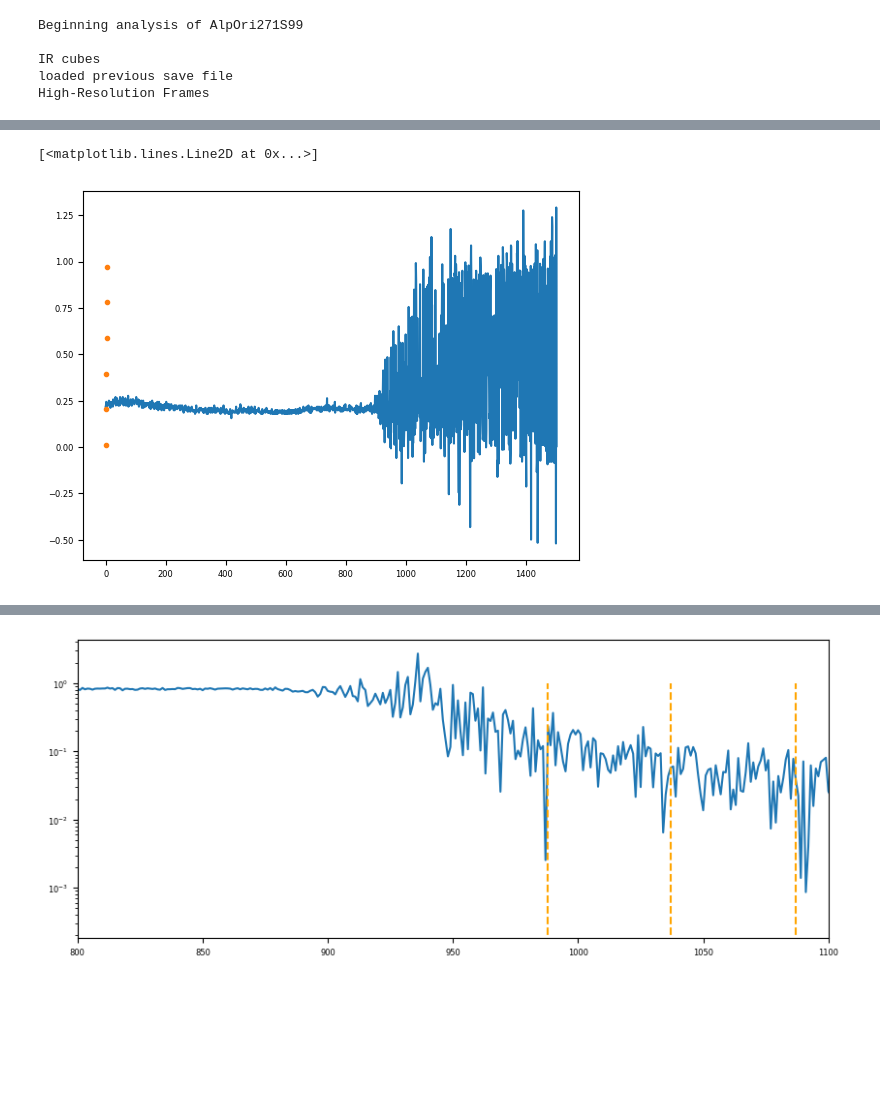
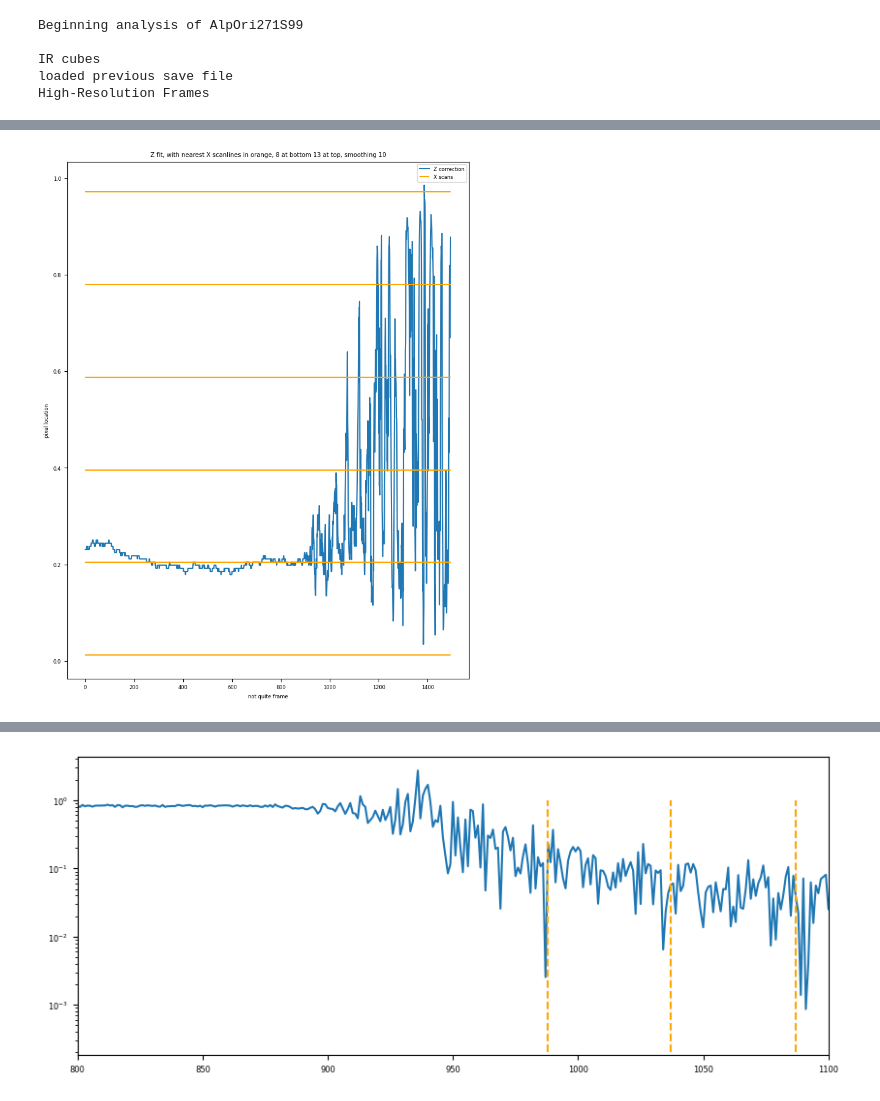
Before and after one commit to AnIndefiniteArticle/slapvisos, a Jupyter notebook: Untitled.ipynb, the cells around one changed output, grey strips where cells are left out. Drawn from its saved outputs; the diff is of its cells as text; code cells hidden in the pictures; blank space fills up the shorter version.

```diff
--- a/Untitled.ipynb
+++ b/Untitled.ipynb
@@ -185,6 +164,11 @@ plt.plot(Xscan, '.')
 # %%
-plt.plot(Zcorr)
-plt.plot((Xmetrics[:,8:14,1].mean(axis=0) + 0.25)/0.5,'.')
+plt.figure(figsize=(8.5,11))
+plt.plot(Zcorr, label="Z correction")
+plt.hlines((Xmetrics[:,8:14,1].mean(axis=0) + 0.25)/0.5, 0, len(Zcorr), color='orange', label="X scans")
+plt.title("Z fit, with nearest X scanlines in orange, 8 at bottom 13 at top, smoothing " + str(smoothing))
+plt.ylabel("pixel location")
+plt.xlabel("not quite frame")
+plt.legend()
+plt.savefig(outdir + occname + "-" + str(smoothing) + "-zcorrs.png")
 # %% [output]
-[<matplotlib.lines.Line2D at 0x...>]
-[figure, old version]
+[figure, new version]
```
Also changed, not shown: parts of 14 cells of this notebook, 1 other file.
